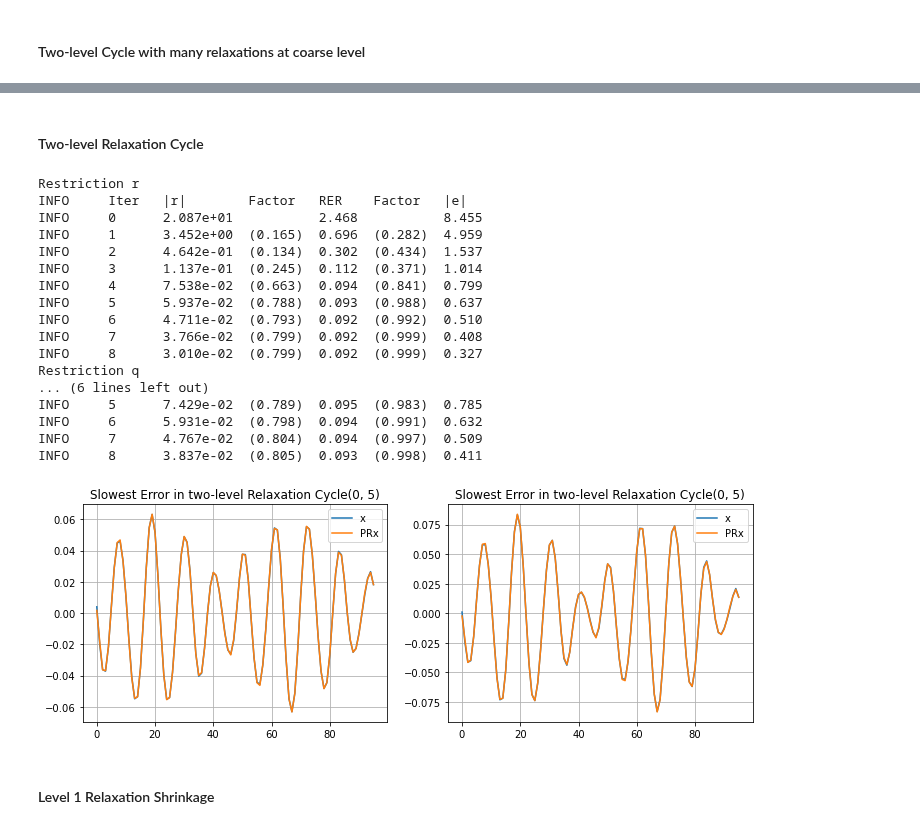
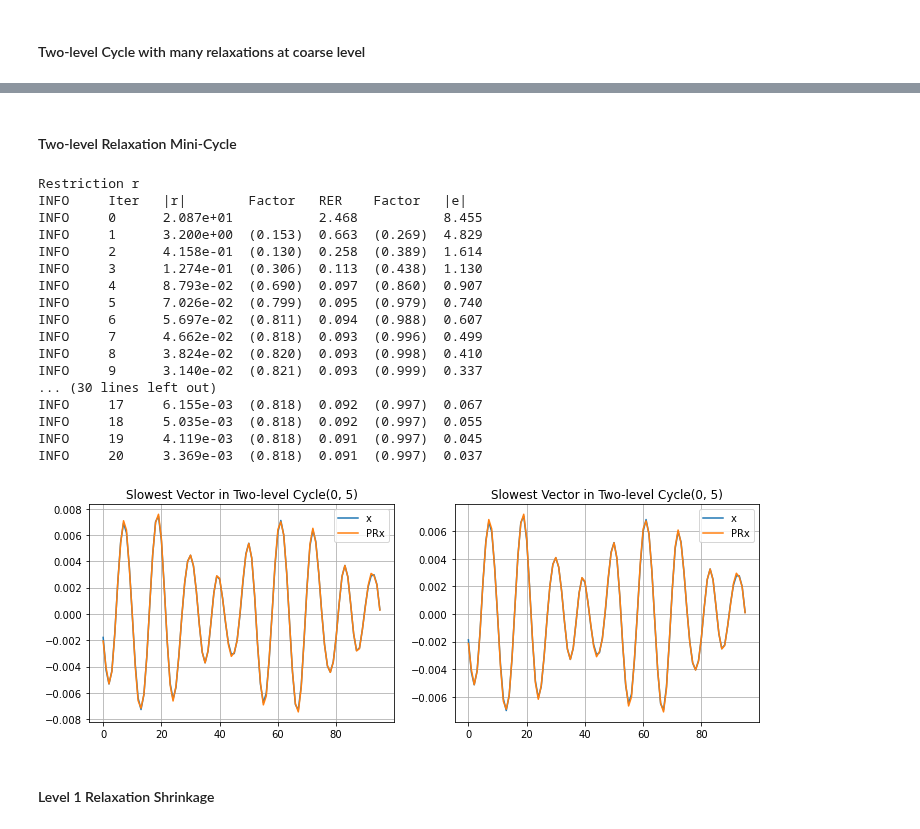
Before and after one commit to 436ahsan/Helmholtz, a Jupyter notebook: notebooks/repetitive/4_2_coarsening_3_level_qap.ipynb, the cells around one changed output, grey strips where cells are left out. Saved outputs shown, nothing was run; the diff lists cells and outputs as text; code cells hidden in the pictures.

```diff
--- a/notebooks/repetitive/4_2_coarsening_3_level_qap.ipynb
+++ b/notebooks/repetitive/4_2_coarsening_3_level_qap.ipynb
@@ -256,6 +140,27 @@ Convergence Factors
 # %% [markdown]
 ### Slowest Component, RER reduction
 All measurements (RER, plot of errors) are performed after removing the null components after each cycle. Cycles are $(0, \nu)$, so the error is measured after relaxations.
+# %%
+def run_r_vs_q(nu, nu_coarsest):
+    titles = ("r", "q")
+    restrictions = (r, q)
+    fig, axs = plt.subplots(1, len(titles), figsize=(12, 4))
+
+    for title, restriction, ax in zip(titles, restrictions, axs):
+        print("Restriction", title)
+        ml = hm.repetitive.locality.create_two_level_hierarchy_from_matrix(
+            level.a, level.location, r, p, restriction, aggregate_size, num_components)
+        y, _ = hm.repetitive.locality.two_level_conv_factor(
+                    ml, nu_pre=0, nu_post=nu, nu_coarsest=nu_coarsest, print_frequency=1, z=z, seed=0, num_sweeps=20, debug=False, num_levels=2)
+        #y -= z.dot(z.T.dot(y[:, None])).flatten()
+
+        # Asymptotic vector.
+        ax.set_title("Slowest Vector in Two-level Cycle(0, {})".format(nu))
+        e = ml[1].interpolate(r.dot(y))
+        ax.plot(y, label="x");
+        ax.plot(e, label="PRx");
+        ax.grid(True);
+        ax.legend();
 # %% [markdown]
 #### Two-level Cycle with exact coarse level solve
 # %%
@@ -343,45 +210,26 @@ INFO     16     2.554e-11  (0.193)  0.499  (1.001)  0.000
 # %% [markdown]
-#### Two-level Relaxation Cycle
+#### Two-level Relaxation Mini-Cycle
 # %%
-# Relaxation Mini-cycle (0, 5; 1).
-nu = 5
-nu_coarsest = 5
-fig, axs = plt.subplots(1, len(titles), figsize=(12, 4))
-
-for title, restriction, ax in zip(titles, restrictions, axs):
-    print("Restriction", title)
-    ml = hm.repetitive.locality.create_two_level_hierarchy_from_matrix(
-        level.a, level.location, restriction, p, aggregate_size, num_components, use_r_as_restriction=True)
-    y, _ = hm.repetitive.locality.two_level_conv_factor(
-                ml, nu_pre=0, nu_post=nu, nu_coarsest=nu_coarsest, print_frequency=1, z=z, seed=0, num_sweeps=8, debug=False, num_levels=2)
-    #y -= z.dot(z.T.dot(y[:, None])).flatten()
-
-    # Asymptotic vector.
-    ax.set_title("Slowest Error in two-level Relaxation Cycle(0, {})".format(nu))
-    e = ml[1].interpolate(r.dot(y))
-    ax.plot(y, label="x");
-    ax.plot(e, label="PRx");
-    ax.grid(True);
-    ax.legend();
+run_r_vs_q(5, 5)
 # %% [output]
 Restriction r
 INFO     Iter   |r|        Factor   RER    Factor   |e|
 INFO     0      2.087e+01           2.468           8.455
-INFO     1      3.452e+00  (0.165)  0.696  (0.282)  4.959
-INFO     2      4.642e-01  (0.134)  0.302  (0.434)  1.537
-INFO     3      1.137e-01  (0.245)  0.112  (0.371)  1.014
-INFO     4      7.538e-02  (0.663)  0.094  (0.841)  0.799
-INFO     5      5.937e-02  (0.788)  0.093  (0.988)  0.637
-INFO     6      4.711e-02  (0.793)  0.092  (0.992)  0.510
-INFO     7      3.766e-02  (0.799)  0.092  (0.999)  0.408
-INFO     8      3.010e-02  (0.799)  0.092  (0.999)  0.327
-Restriction q
-... (6 lines left out)
-INFO     5      7.429e-02  (0.789)  0.095  (0.983)  0.785
-INFO     6      5.931e-02  (0.798)  0.094  (0.991)  0.632
-INFO     7      4.767e-02  (0.804)  0.094  (0.997)  0.509
-INFO     8      3.837e-02  (0.805)  0.093  (0.998)  0.411
+INFO     1      3.200e+00  (0.153)  0.663  (0.269)  4.829
+INFO     2      4.158e-01  (0.130)  0.258  (0.389)  1.614
+INFO     3      1.274e-01  (0.306)  0.113  (0.438)  1.130
+INFO     4      8.793e-02  (0.690)  0.097  (0.860)  0.907
+INFO     5      7.026e-02  (0.799)  0.095  (0.979)  0.740
+INFO     6      5.697e-02  (0.811)  0.094  (0.988)  0.607
+INFO     7      4.662e-02  (0.818)  0.093  (0.996)  0.499
+INFO     8      3.824e-02  (0.820)  0.093  (0.998)  0.410
+INFO     9      3.140e-02  (0.821)  0.093  (0.999)  0.337
+... (30 lines left out)
+INFO     17     6.155e-03  (0.818)  0.092  (0.997)  0.067
+INFO     18     5.035e-03  (0.818)  0.092  (0.997)  0.055
+INFO     19     4.119e-03  (0.818)  0.091  (0.997)  0.045
+INFO     20     3.369e-03  (0.818)  0.091  (0.997)  0.037
-[figure, old version]
+[figure, new version]
 # %% [markdown]
 #### Level 1 Relaxation Shrinkage
 # %%
```
Also changed, not shown: parts of 19 cells of this notebook, 6 other files.
